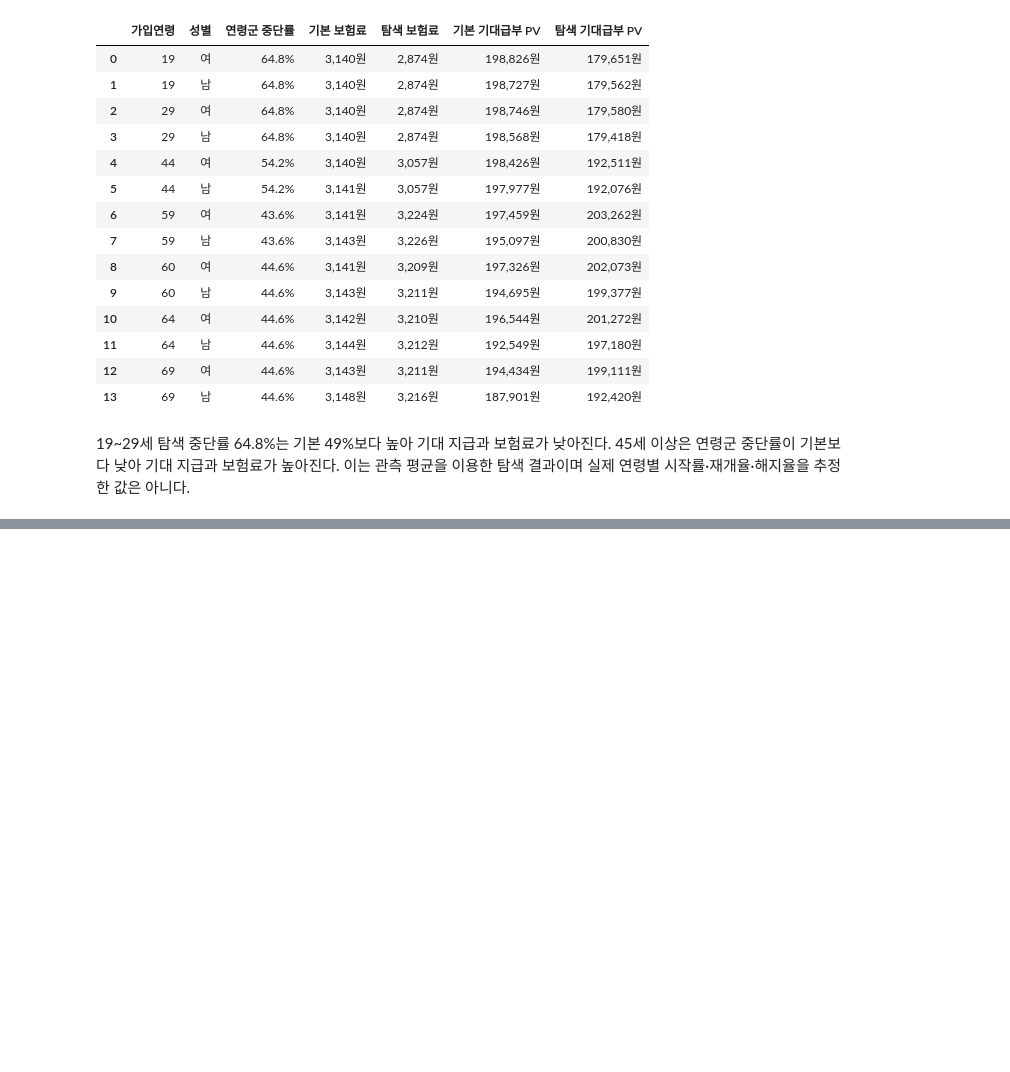
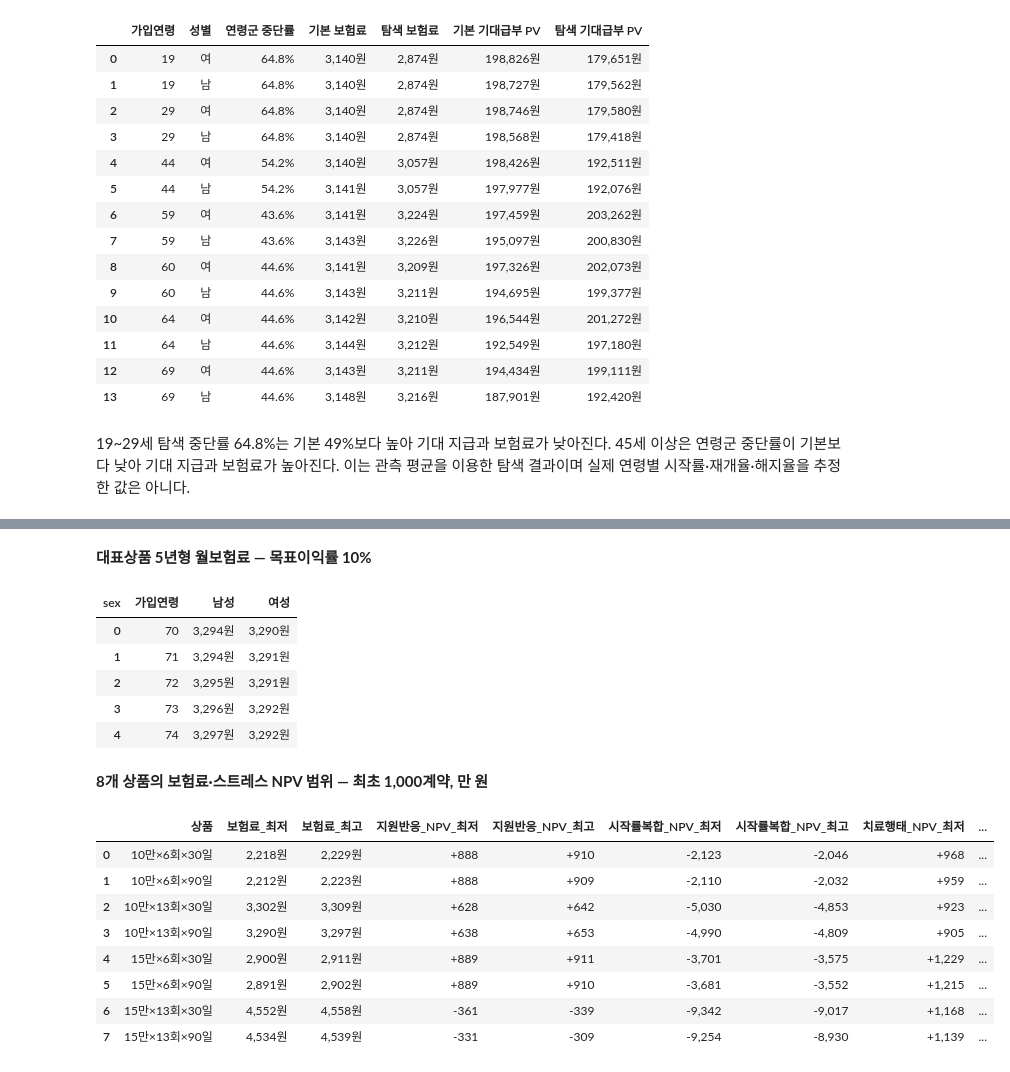
Before and after one commit to Dana-J2/glp1_pricing_analysis, a Jupyter notebook: notebooks/위고비_MVP_가입연령_검토.ipynb, the cells around one changed output, grey strips where cells are left out. Drawn from its saved outputs; the diff is of its cells as text; code cells hidden in the pictures; blank space fills up the shorter version.

```diff
--- a/notebooks/위고비_MVP_가입연령_검토.ipynb
+++ b/notebooks/위고비_MVP_가입연령_검토.ipynb
@@ -214,0 +219,48 @@ display(comparison_table.style.format({
+# %%
+representative_senior = senior[senior['product_id'].eq('benefit100k_max13_wait90')]
+senior_premium_table = representative_senior.pivot_table(
+    index='issue_age', columns='sex', values='monthly_gross_premium_rounded_up_krw', aggfunc='first'
+).reset_index().rename(columns={'issue_age':'가입연령','여':'여성','남':'남성'})
+display(Markdown('**대표상품 5년형 월보험료 — 목표이익률 10%**'))
+display(senior_premium_table.style.format({'여성':'{:,.0f}원','남성':'{:,.0f}원'}))
+
+senior = senior.assign(
+    상품=senior['benefit_per_dispense_krw'].div(10000).astype(int).astype(str)+'만×'
+        +senior['max_claims'].astype(int).astype(str)+'회×'
+        +senior['waiting_days'].astype(int).astype(str)+'일'
+)
+design_ranges = senior.groupby('상품', sort=False).agg(
+    보험료_최저=('monthly_gross_premium_rounded_up_krw','min'),
+    보험료_최고=('monthly_gross_premium_rounded_up_krw','max'),
+    지원반응_NPV_최저=('response_high_npv_per_1000_contracts_krw','min'),
+    지원반응_NPV_최고=('response_high_npv_per_1000_contracts_krw','max'),
+    시작률복합_NPV_최저=('start_combined_stress_npv_per_1000_contracts_krw','min'),
+    시작률복합_NPV_최고=('start_combined_stress_npv_per_1000_contracts_krw','max'),
+    치료행태_NPV_최저=('treatment_combined_stress_npv_per_1000_contracts_krw','min'),
+    치료행태_NPV_최고=('treatment_combined_stress_npv_per_1000_contracts_krw','max'),
+).reset_index()
+npv_cols = [c for c in design_ranges if 'NPV' in c]
+design_ranges[npv_cols] = design_ranges[npv_cols] / 1e4
+display(Markdown('**8개 상품의 보험료·스트레스 NPV 범위 — 최초 1,000계약, 만 원**'))
+display(design_ranges.style.format({
+    '보험료_최저':'{:,.0f}원','보험료_최고':'{:,.0f}원',
+    **{c:'{:+,.0f}' for c in npv_cols}
+}))
+# %% [output]
+**대표상품 5년형 월보험료 — 목표이익률 10%**
+| sex | 가입연령 | 남성 | 여성 |
+| 0 | 70 | 3,294원 | 3,290원 |
+| 1 | 71 | 3,294원 | 3,291원 |
+| 2 | 72 | 3,295원 | 3,291원 |
+| 3 | 73 | 3,296원 | 3,292원 |
+| 4 | 74 | 3,297원 | 3,292원 |
+**8개 상품의 보험료·스트레스 NPV 범위 — 최초 1,000계약, 만 원**
+|  | 상품 | 보험료_최저 | 보험료_최고 | 지원반응_NPV_최저 | 지원반응_NPV_최고 | 시작률복합_NPV_최저 | 시작률복합_NPV_최고 | 치료행태_NPV_최저 | ... |
+| 0 | 10만×6회×30일 | 2,218원 | 2,229원 | +888 | +910 | -2,123 | -2,046 | +968 | ... |
+| 1 | 10만×6회×90일 | 2,212원 | 2,223원 | +888 | +909 | -2,110 | -2,032 | +959 | ... |
+| 2 | 10만×13회×30일 | 3,302원 | 3,309원 | +628 | +642 | -5,030 | -4,853 | +923 | ... |
+| 3 | 10만×13회×90일 | 3,290원 | 3,297원 | +638 | +653 | -4,990 | -4,809 | +905 | ... |
+| 4 | 15만×6회×30일 | 2,900원 | 2,911원 | +889 | +911 | -3,701 | -3,575 | +1,229 | ... |
+| 5 | 15만×6회×90일 | 2,891원 | 2,902원 | +889 | +910 | -3,681 | -3,552 | +1,215 | ... |
+| 6 | 15만×13회×30일 | 4,552원 | 4,558원 | -361 | -339 | -9,342 | -9,017 | +1,168 | ... |
+| 7 | 15만×13회×90일 | 4,534원 | 4,539원 | -331 | -309 | -9,254 | -8,930 | +1,139 | ... |
```
Also changed, not shown: parts of 11 cells of this notebook, 16 other files.
